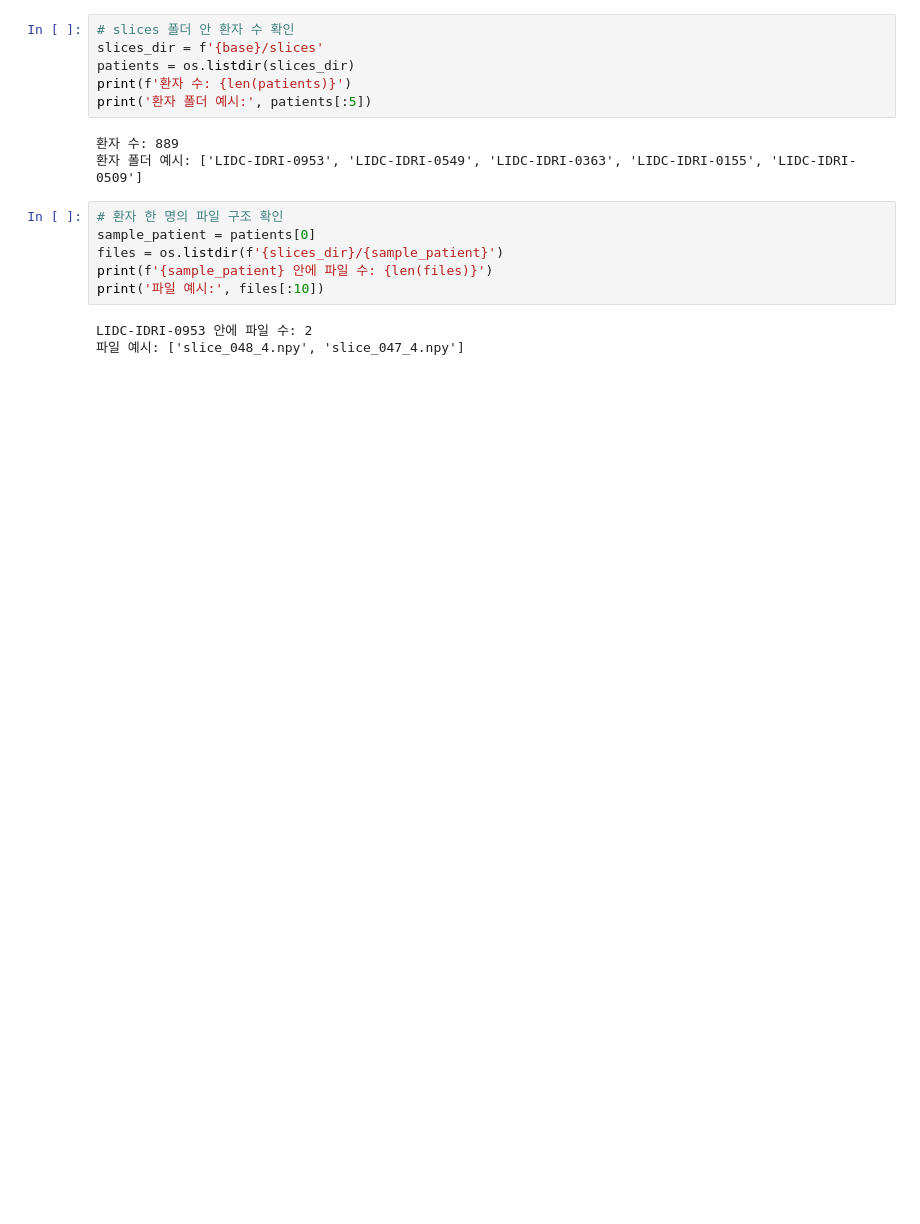
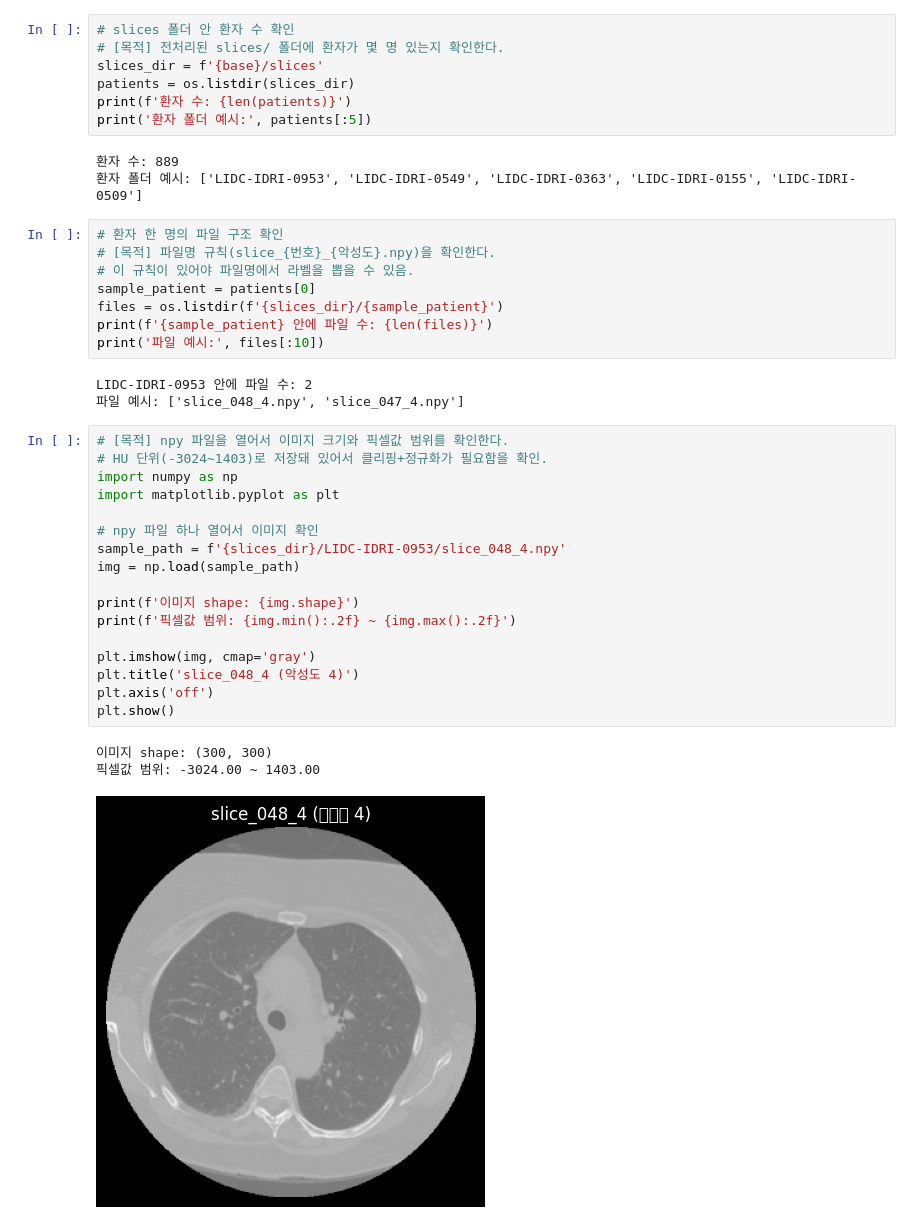
Before and after one commit to kms7625/project2_Lung-cancer, a Jupyter notebook: data_explore.ipynb, the cells around one changed output. Drawn from its saved outputs; the diff is of its cells as text; blank space fills up the shorter version.

```diff
--- a/data_explore.ipynb
+++ b/data_explore.ipynb
@@ -18,6 +19,7 @@ tcia-diagnosis-data-2012-04-20.xls
 nodule_malignancy_scores.json
 # %%
 # slices 폴더 안 환자 수 확인
+# [목적] 전처리된 slices/ 폴더에 환자가 몇 명 있는지 확인한다.
 slices_dir = f'{base}/slices'
 patients = os.listdir(slices_dir)
 print(f'환자 수: {len(patients)}')
@@ -27,6 +29,8 @@ print('환자 폴더 예시:', patients[:5])
 환자 폴더 예시: ['LIDC-IDRI-0953', 'LIDC-IDRI-0549', 'LIDC-IDRI-0363', 'LIDC-IDRI-0155', 'LIDC-IDRI-0509']
 # %%
 # 환자 한 명의 파일 구조 확인
+# [목적] 파일명 규칙(slice_{번호}_{악성도}.npy)을 확인한다.
+# 이 규칙이 있어야 파일명에서 라벨을 뽑을 수 있음.
 sample_patient = patients[0]
 files = os.listdir(f'{slices_dir}/{sample_patient}')
 print(f'{sample_patient} 안에 파일 수: {len(files)}')
@@ -34,3 +38,24 @@ print('파일 예시:', files[:10])
 # %% [output]
 LIDC-IDRI-0953 안에 파일 수: 2
 파일 예시: ['slice_048_4.npy', 'slice_047_4.npy']
+# %%
+# [목적] npy 파일을 열어서 이미지 크기와 픽셀값 범위를 확인한다.
+# HU 단위(-3024~1403)로 저장돼 있어서 클리핑+정규화가 필요함을 확인.
+import numpy as np
+import matplotlib.pyplot as plt
+
+# npy 파일 하나 열어서 이미지 확인
+sample_path = f'{slices_dir}/LIDC-IDRI-0953/slice_048_4.npy'
+img = np.load(sample_path)
+
+print(f'이미지 shape: {img.shape}')
+print(f'픽셀값 범위: {img.min():.2f} ~ {img.max():.2f}')
+
+plt.imshow(img, cmap='gray')
+plt.title('slice_048_4 (악성도 4)')
+plt.axis('off')
+plt.show()
+# %% [output]
+이미지 shape: (300, 300)
+픽셀값 범위: -3024.00 ~ 1403.00
+[figure, added]
```
Also changed, not shown: parts of 19 cells of this notebook.
